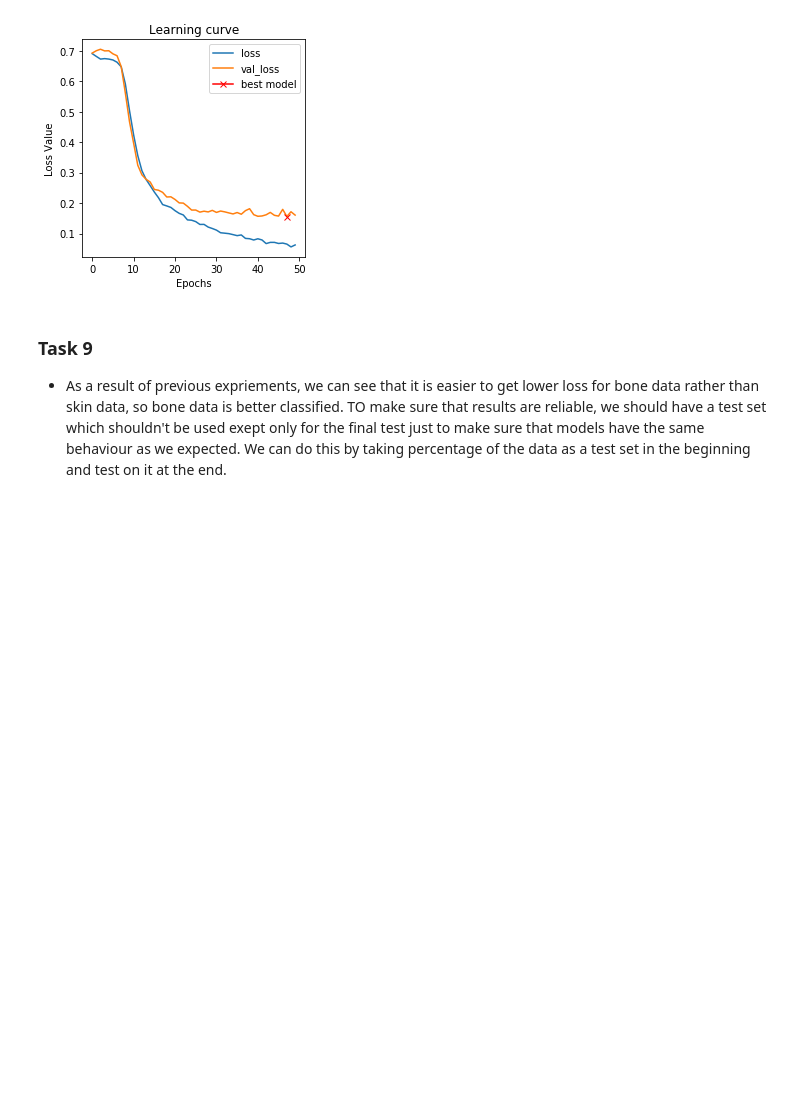
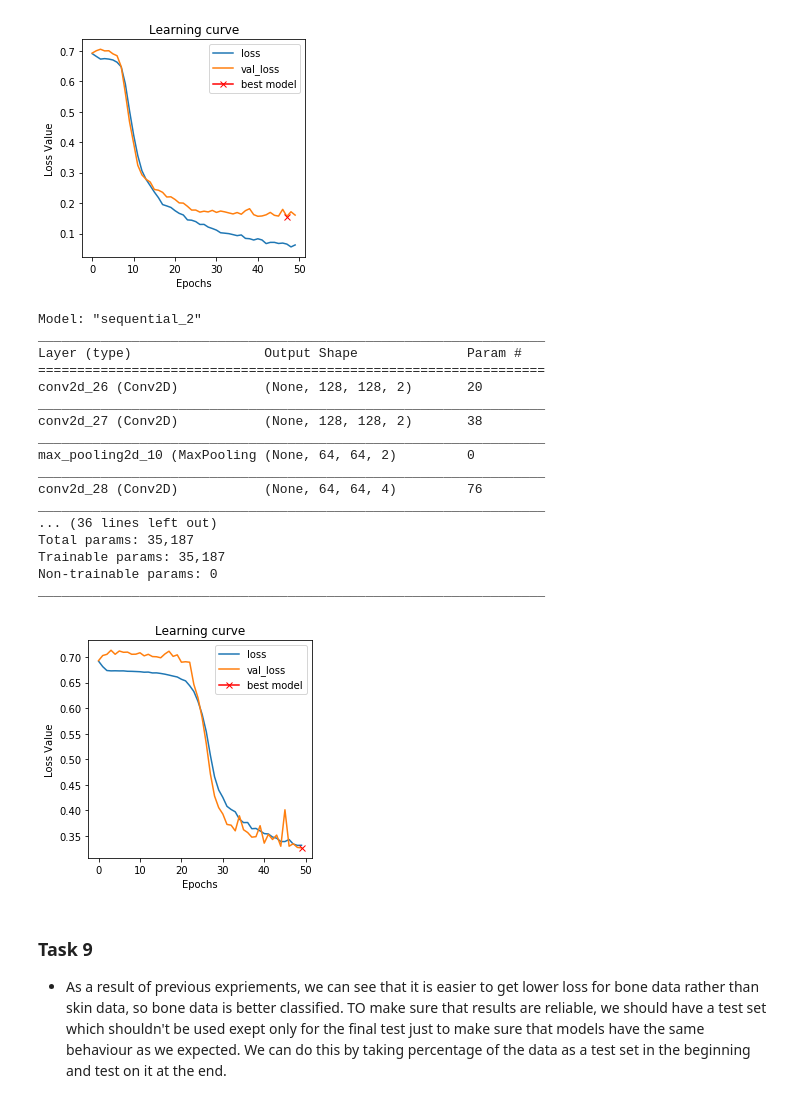
Before and after one commit to salujarohit/Deep-Learning-for-Medical-Images, a Jupyter notebook: lab1/Lab1.ipynb, the cells around one changed output. Drawn from its saved outputs; the diff is of its cells as text; code cells hidden in the pictures; blank space fills up the shorter version.

```diff
--- a/lab1/Lab1.ipynb
+++ b/lab1/Lab1.ipynb
@@ -988,12 +1072,31 @@ Non-trainable params: 0
 _________________________________________________________________
 [figure]
 # %%
-vgg16_model = model_vgg16(x_train_bone128.shape[3], x_train_bone128.shape[2], x_train_bone128.shape[1], 8)
+vgg16_model = model_vgg16(x_train_bone128.shape[3], x_train_bone128.shape[2], x_train_bone128.shape[1], 2)
 vgg16_model.compile(loss='binary_crossentropy',
-              optimizer = Adam(lr=0.00001),
+              optimizer = Adam(lr=0.00004),
               metrics=['binary_accuracy'])
 vgg16_history = vgg16_model.fit(x_train_bone128, y_train_bone128,validation_data=(x_test_bone128,y_test_bone128), epochs = 50, batch_size=8, verbose=0)
 plot_history(vgg16_history)
+# %% [output]
+Model: "sequential_2"
+_________________________________________________________________
+Layer (type)                 Output Shape              Param #
+=================================================================
+conv2d_26 (Conv2D)           (None, 128, 128, 2)       20
+_________________________________________________________________
+conv2d_27 (Conv2D)           (None, 128, 128, 2)       38
+_________________________________________________________________
+max_pooling2d_10 (MaxPooling (None, 64, 64, 2)         0
+_________________________________________________________________
+conv2d_28 (Conv2D)           (None, 64, 64, 4)         76
+_________________________________________________________________
+... (36 lines left out)
+Total params: 35,187
+Trainable params: 35,187
+Non-trainable params: 0
+_________________________________________________________________
+[figure, added]
 # %% [markdown]
 ### Task 9
 - As a result of previous expriements, we can see that it is easier to get lower loss for bone data rather than skin data, so bone data is better classified. TO make sure that results are reliable, we should have a test set which shouldn't be used exept only for the final test just to make sure that models have the same behaviour as we expected. We can do this by taking percentage of the data as a test set in the beginning and test on it at the end.
```
Also changed, not shown: parts of 20 cells of this notebook.
